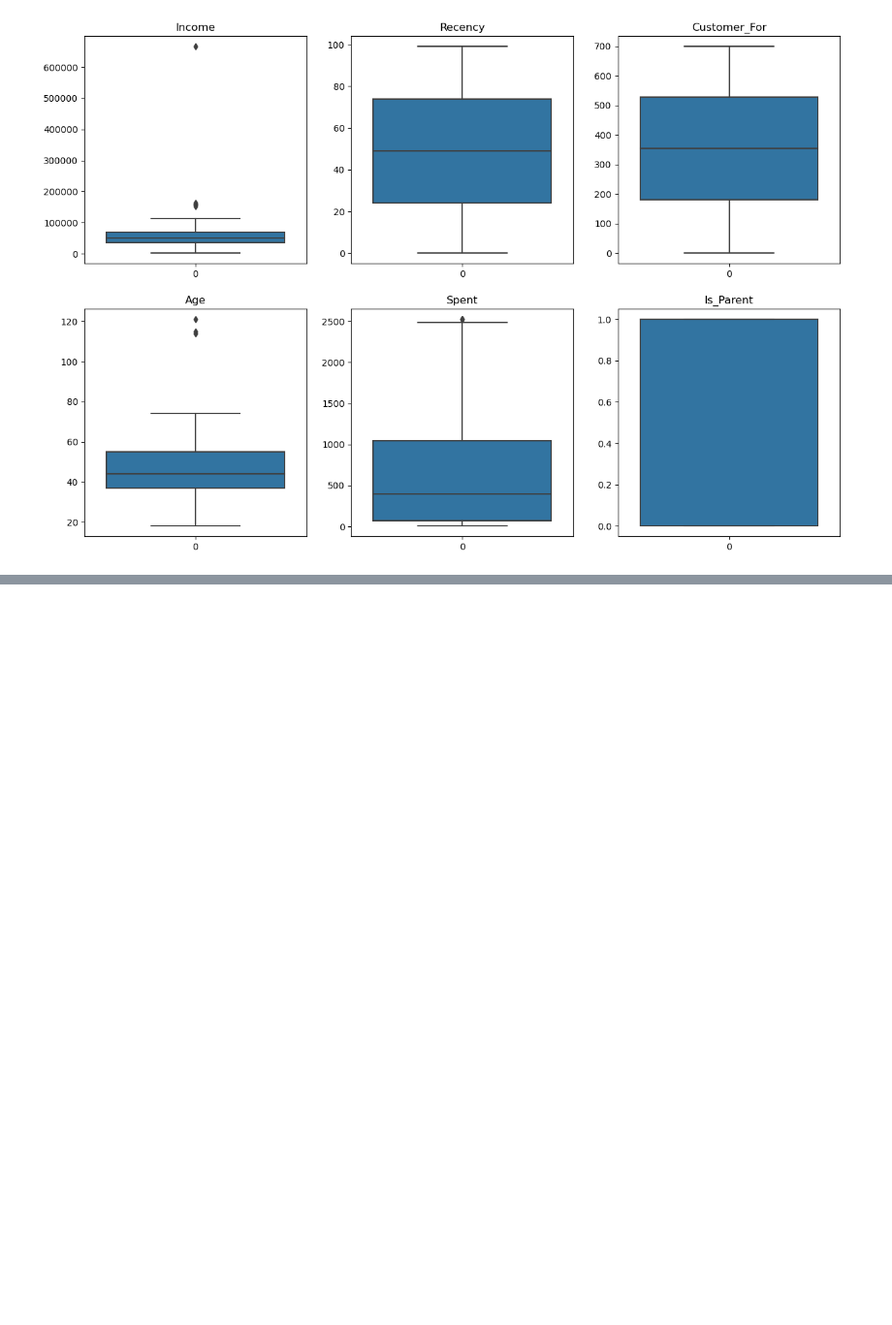
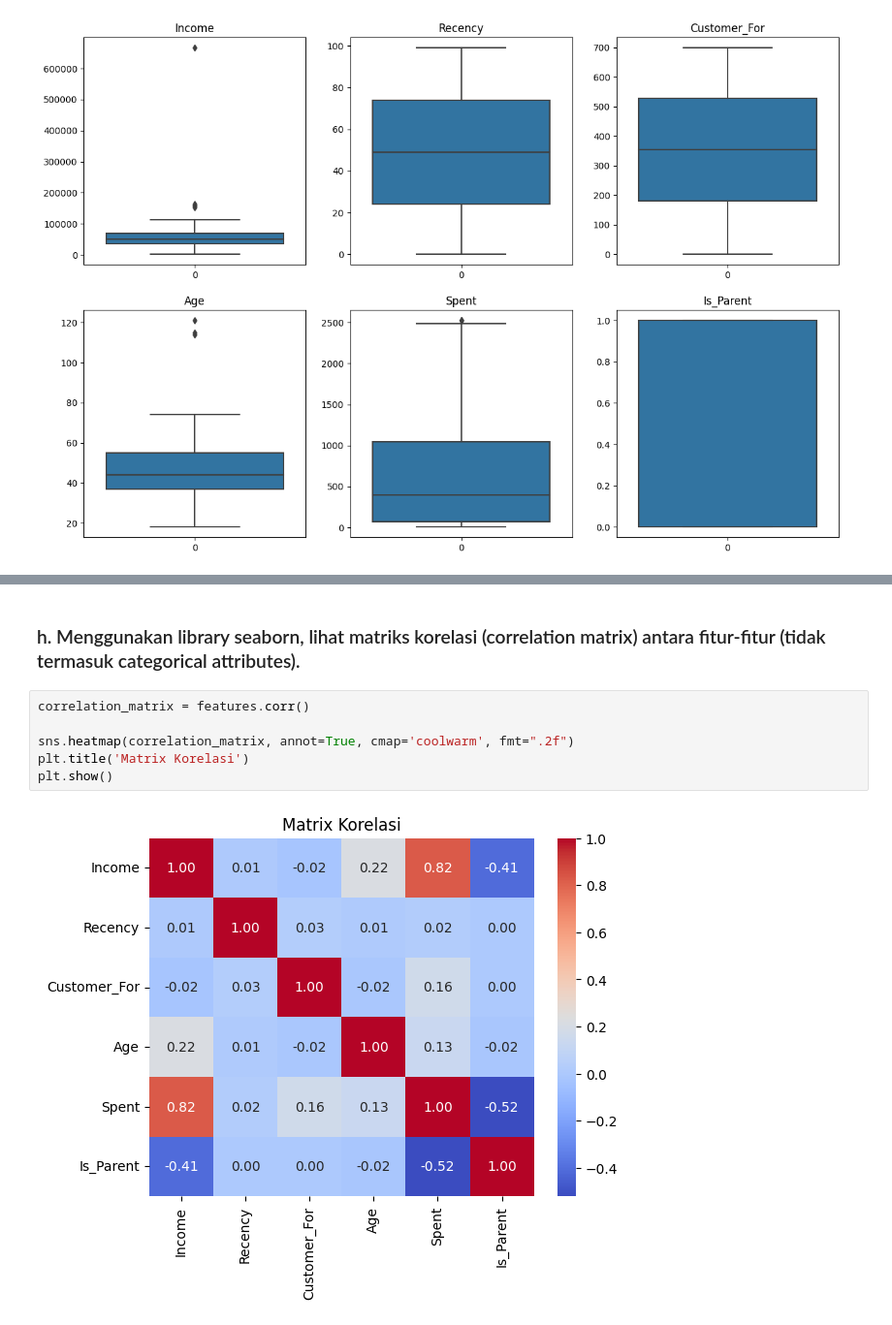
Before and after one commit to jon-mun/clustering-marketing-campaign, a Jupyter notebook: problem1.ipynb, the cells around one changed output, grey strips where cells are left out. Shown at 97% size. Drawn from its saved outputs; the diff is of its cells as text; blank space fills up the shorter version.

```diff
--- a/problem1.ipynb
+++ b/problem1.ipynb
@@ -378,0 +409,10 @@ for i, col in enumerate(features.columns):
+# %% [markdown]
+### h. Menggunakan library seaborn, lihat matriks korelasi (correlation matrix) antara fitur-fitur (tidak termasuk categorical attributes).
+# %%
+correlation_matrix = features.corr()
+
+sns.heatmap(correlation_matrix, annot=True, cmap='coolwarm', fmt=".2f")
+plt.title('Matrix Korelasi')
+plt.show()
+# %% [output]
+[figure, added]
```
Also changed, not shown: parts of 37 cells of this notebook.
